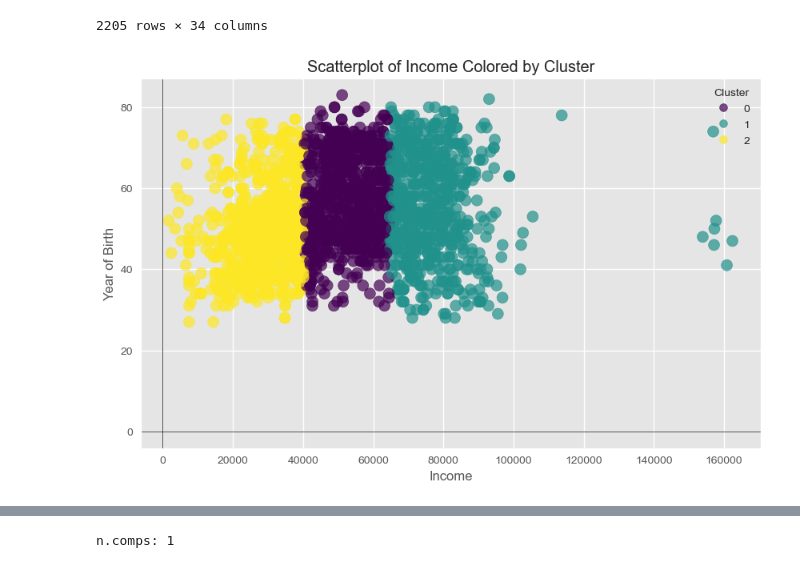
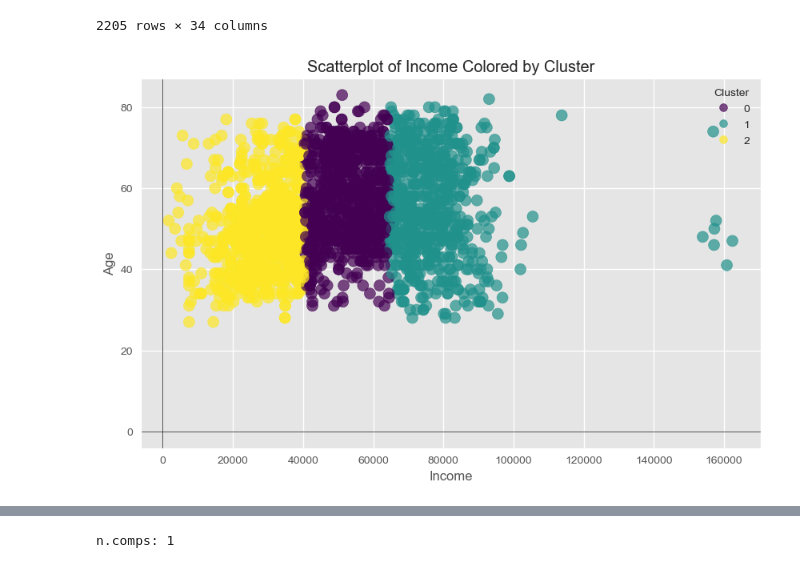
Before and after one commit to alexthanos5/customer-clustering, a Jupyter notebook: clustering.ipynb, the cells around one changed output, grey strips where cells are left out. Cells and saved outputs as stored; diff of their text form; code cells hidden in the pictures.

```diff
--- a/clustering.ipynb
+++ b/clustering.ipynb
@@ -409,22 +409,22 @@ df1
 # %%
 # Create a scatterplot
 plt.figure(figsize=(10, 6))
 scatter = plt.scatter(df1['Income'], df1['Year_Birth'], c=df1['Cluster'], cmap='viridis', s=100, alpha=0.7)
 
 # Add labels and title
 plt.xlabel('Income')
-plt.ylabel('Year of Birth')
+plt.ylabel('Age')
 plt.title('Scatterplot of Income Colored by Cluster')
 
 # Add a legend
 legend = plt.legend(*scatter.legend_elements(), title='Cluster')
 plt.axhline(0, color='black',linewidth=0.5)
 plt.axvline(0, color='black',linewidth=0.5)
 
 # Show the plot
 plt.show()
 # %% [output]
-[figure, old version]
+[figure, new version]
 # %%
 viz = df1.groupby('Cluster').mean()
 viz
```
Also changed, not shown: 1 other file.
